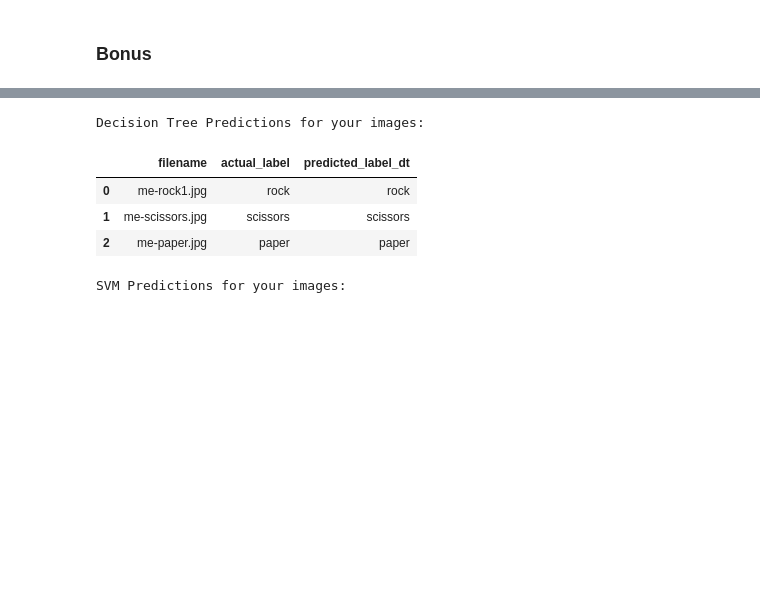
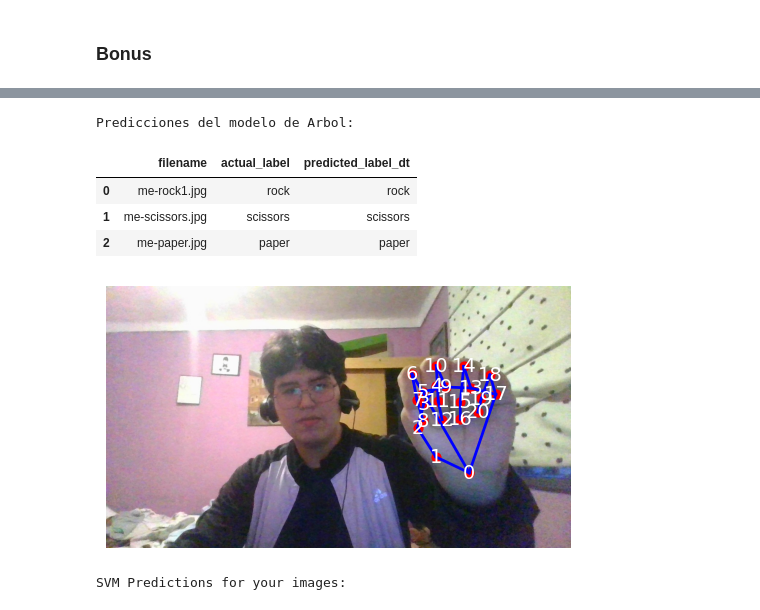
Before and after one commit to DiogoFabricioAG/Pull-Test, a Jupyter notebook: DCCachipun/DCCachipun.ipynb, the cells around one changed output, grey strips where cells are left out. Cells and saved outputs as stored; diff of their text form; code cells hidden in the pictures; blank space fills up the shorter version.

```diff
--- a/DCCachipun/DCCachipun.ipynb
+++ b/DCCachipun/DCCachipun.ipynb
@@ -390,25 +411,26 @@ display(df_my_hands_features)
 | 1 | -0.113084 | 0.142800 | -0.047320 | -0.438385 | 0.278992 | ... |
 | 2 | -0.088761 | 0.024428 | -0.093620 | -0.025973 | 0.333015 | ... |
 # %%
-# Prepare the features for prediction
+# @title Decision Tree Model Predictions
 X_my_hands = df_my_hands_features.drop('label', axis=1)
 
-# Make predictions using the Decision Tree model
 predictions_dt = decision_tree_model.predict(X_my_hands)
 
-# Display the predictions along with the actual labels and filenames
 results_dt = pd.DataFrame({
     'filename': df_my_hands['filename'],
     'actual_label': df_my_hands_features['label'],
     'predicted_label_dt': predictions_dt
 })
 
-print("Decision Tree Predictions for your images:")
 display(results_dt)
 # %% [output]
-Decision Tree Predictions for your images:
+Predicciones del modelo de Arbol:
 |  | filename | actual_label | predicted_label_dt |
 | 0 | me-rock1.jpg | rock | rock |
 | 1 | me-scissors.jpg | scissors | scissors |
 | 2 | me-paper.jpg | paper | paper |
+# %%
+imprimir_landmarks("news","me", "me-rock1.jpg")
+# %% [output]
+[figure, added]
 # %%
```
Also changed, not shown: parts of 17 cells of this notebook.
